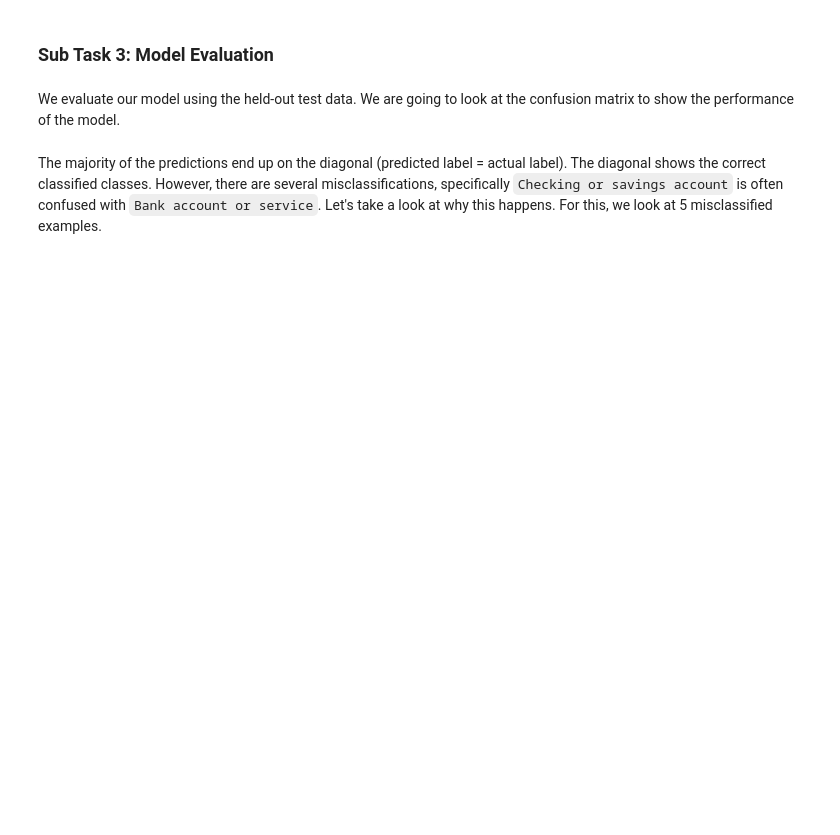
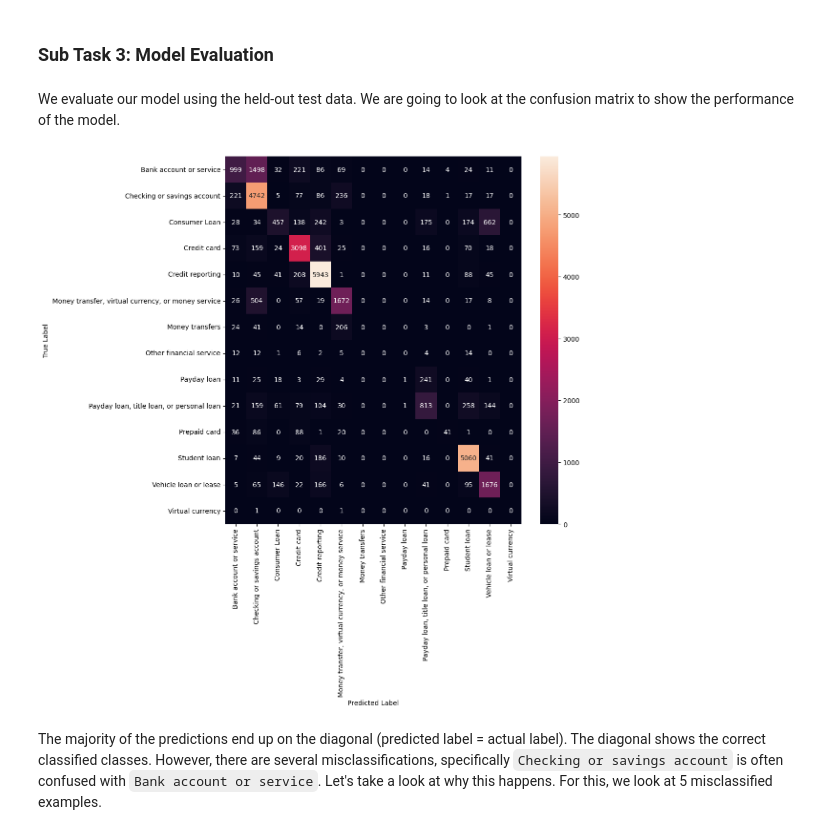
Before and after one commit to gsindlinger/IDSTA-Text-Miners, a Jupyter notebook: Assignments/Assignment 3/DSTA_assignment_3_students.ipynb, the cells around one changed output. Saved outputs shown, nothing was run; the diff lists cells and outputs as text; code cells hidden in the pictures; blank space fills up the shorter version.

```diff
--- a/Assignments/Assignment 3/DSTA_assignment_3_students.ipynb
+++ b/Assignments/Assignment 3/DSTA_assignment_3_students.ipynb
@@ -415,7 +432,7 @@ If you have done the exercise correctly you should observe a class imbalance wit
 Before performing any classification we need to split our data into train and test sets. Use `sklearn` to save 20 percent of the data for the test and the rest for training. Make sure to input the index of the data frame to retrieve the indices of the test and train. To ensure reproducibility, use `random_state=42`.
 # %%
 from sklearn.model_selection import train_test_split
-X_train, X_test, y_train, y_test, indices_train, indices_test = ### your code ###
+X_train, X_test, y_train, y_test, indices_train, indices_test = train_test_split(df['Narrative'], df['Product'], df.index ,test_size=.2,random_state=42)### your code ###
 # %% [markdown]
 To perform any sort of classification task, we first need to convert our raw text into some vector representation. Let's use the `TfidfVectorizer` from `sklearn` to convert the `narrative` column into TF-IDF vectors. When transforming the text keep the following in mind:
 - use the logarithmic form for frequency
@@ -431,6 +448,17 @@ To perform any sort of classification task, we first need to convert our raw tex
 Keep in mind that the vectorizer should be trained **only** on the training data, and the test data should be transformed using the same model.
 # %%
 from sklearn.feature_extraction.text import TfidfVectorizer
-tfidf = TfidfVectorizer(###initlize the model ###
-X_train = ###transform text  ###
+tfidf = TfidfVectorizer( sublinear_tf=True,
+        strip_accents='ascii',
+        lowercase=True,
+        stop_words='english',
+        max_df=10000000,
+        min_df=10,
+        smooth_idf=True,
+        norm='l2',
+        encoding='Latin-1',
+        ngram_range=(1,2),
+        max_features=10000)  ###initlize the model ###
+X_train = tfidf.fit_transform(X_train) ###transform text  ###
+X_test_transformed = tfidf.transform(X_test)
 X_train.shape # should be (132647, 10000)
@@ -439,4 +469,5 @@ After the data transformation, we attain the features and labels, to train the c
 - use `MultinomialNB` from sklearn to classify the data
 # %%
 from sklearn.naive_bayes import MultinomialNB
-clf = ### fit the model to the data ###
+clf = MultinomialNB() ### fit the model to the data ###
+clf.fit(X_train, y_train)
@@ -447,15 +480,18 @@ We evaluate our model using the held-out test data. We are going to look at the
 # %%
 from sklearn.metrics import confusion_matrix
 import seaborn as sns
-y_pred = ### predict on the test set ###
-conf = ### create the confusion matrix ###
+
+y_pred = clf.predict(X_test_transformed)### predict on the test set ###
+conf = confusion_matrix(y_test, y_pred)### create the confusion matrix ###
 fig, ax = plt.subplots(figsize=(10, 10))
 sns.heatmap(conf, annot=True, fmt='d',
-            xticklabels=###products names from the dictionary ###,
-            yticklabels=### products names from the dictionary###)
+            xticklabels= sorted(df['Product'].unique()),  ###products names from the dictionary ###,
+            yticklabels= sorted(df['Product'].unique()) )### products names from the dictionary###)
 plt.ylabel('True Label')
 plt.xlabel('Predicted Label')
 plt.show()
+# %% [output]
+[figure, added]
 # %% [markdown]
 The majority of the predictions end up on the diagonal (predicted label = actual label). The diagonal shows the correct classified classes. However, there are several misclassifications, specifically `Checking or savings account` is often confused with `Bank account or service`. Let's take a look at why this happens. For this, we look at 5 misclassified examples.
 # %%
```
Also changed, not shown: parts of 8 cells of this notebook.
